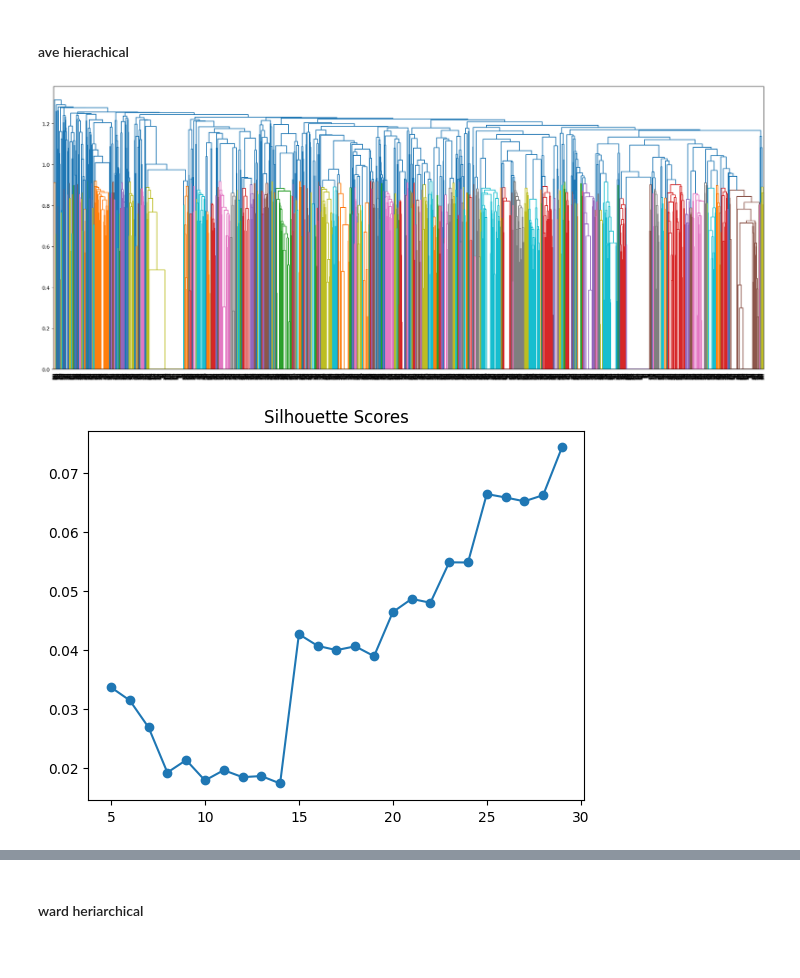
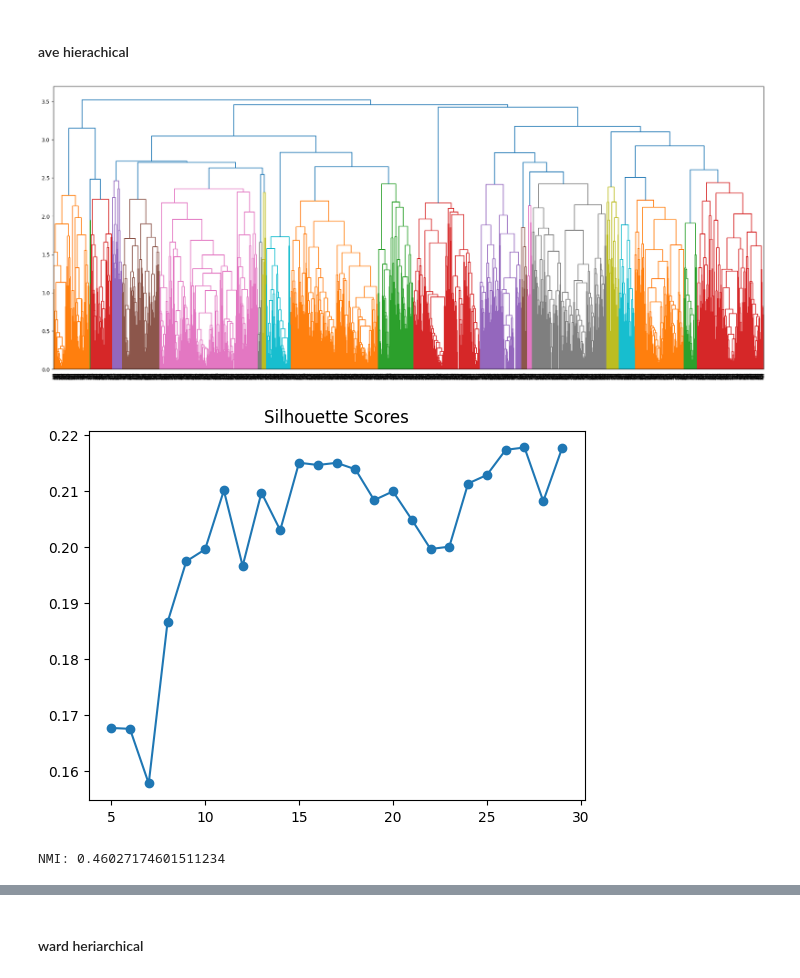
Before and after one commit to nlp-tlp/Hons24-Jadeyn, a Jupyter notebook: Sentence_Similarity/CNN_sbert copy.ipynb, the cells around one changed output, grey strips where cells are left out. Saved outputs shown, nothing was run; the diff lists cells and outputs as text; code cells hidden in the pictures.

Commit message:
w2v -> IF
fixed cluster bugs, need to rerun sbert models

```diff
--- a/Sentence_Similarity/CNN_sbert copy.ipynb
+++ b/Sentence_Similarity/CNN_sbert copy.ipynb
@@ -1519,4 +1482,6 @@ class_list
 # %%
+dataset, labels, class_list, MWO_by_function, state_equipment_inherentfunction_by_MWO = create_dataset()
+
 # # balanced dataset
 # dataset = []
 # labels = []
@@ -1534,4 +1499,14 @@ for i in MWO_by_function["informationprocessing"]:
         print("Removed")
         dataset.remove(i)
 labels = [i for i in labels if i != 16]
+
+from sklearn.model_selection import train_test_split
+X_train, X_test, y_train, y_test = train_test_split(dataset, labels, random_state=42, shuffle=True, test_size=0.2)
+y_train = np.array(y_train)
+y_test = np.array(y_test)
+X = X_train + X_test
+
+print("training set length:",len( X_train))
+print("test set length:", len(X_test))
+print("dataset length:",len( dataset))
 # %% [output]
@@ -1586,13 +1572,9 @@ max length of MWO: 10
 # %%
 # SBERT embeddings
-sbert = SentenceTransformer("all-MiniLM-L6-v2")
+sbert = SentenceTransformer("all-mpnet-base-v2")
 SBERT_embeddings_train = sbert.encode(X_train)
 SBERT_embeddings_test = sbert.encode(X_test)
-SBERT_dataset = sbert.encode(X_train + X_test)
-# SBERT_embeddings_train = SBERT_embeddings_train.reshape(SBERT_embeddings_train.shape[0], SBERT_embeddings_train.shape[1], 1)
-# SBERT_embeddings_test = SBERT_embeddings_test.reshape(SBERT_embeddings_test.shape[0], SBERT_embeddings_test.shape[1], 1)
 
 print(SBERT_embeddings_train.shape)
 print(SBERT_embeddings_test.shape)
-print(SBERT_dataset.shape)
 # %% [output]
@@ -1959,21 +1959,33 @@ Inherent functions in order:
 # %% [markdown]
 #### ave hierachical
 # %%
-linkage_data = linkage(cluster_embeddings, method='average')
-fig = plt.figure(figsize=(25, 10))
-dn = dendrogram(linkage_data)
-plt.show()
+def perform_hierarchical_clustering(cluster_embeddings, method):
+    linkage_data = linkage(cluster_embeddings, method=method)
+    fig = plt.figure(figsize=(25, 10))
+    dn = dendrogram(linkage_data)
+    plt.show()
 
-# calculate sihouette score on different k values
-silhouette_scores = []
-test_k = list(range(5, 30))
-for i in test_k:
-    cluster_labels = fcluster(linkage_data, i, criterion='maxclust')
-    silhouette_scores.append(silhouette_score(cluster_embeddings, cluster_labels))
-plt.plot(test_k, silhouette_scores, marker='o')
-plt.title("Silhouette Scores")
-plt.show()
+    # calculate sihouette score on different k values
+    silhouette_scores = []
+    test_k = list(range(5, 30))
+    nmi = 0
+    for i in test_k:
+        cluster_labels = fcluster(linkage_data, i, criterion='maxclust')
+        silhouette_scores.append(silhouette_score(cluster_embeddings, cluster_labels))
+        if i == 16:
+            nmi = normalized_mutual_info_score(cluster_labels, y_train.tolist()+y_test.tolist())
+    plt.plot(test_k, silhouette_scores, marker='o')
+    plt.title("Silhouette Scores")
+    plt.show()
+
+    print("NMI:",nmi)
+
+    return linkage_data
+
+
+linkage_data_ave = perform_hierarchical_clustering(cluster_embeddings, "average")
 # %% [output]
-[figure, old version]
+[figure, new version]
-[figure, old version]
+[figure, new version]
+NMI: 0.46027174601511234
 # %%
```
Also changed, not shown: parts of 24 cells of this notebook.
